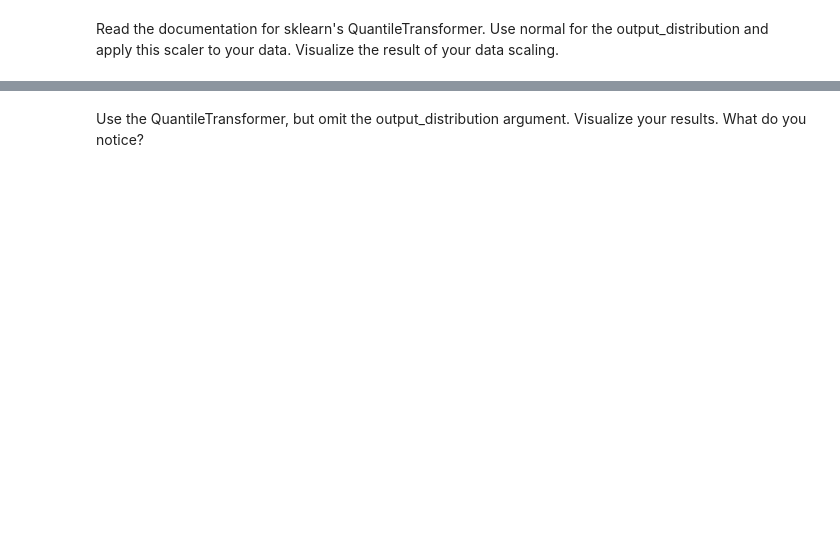
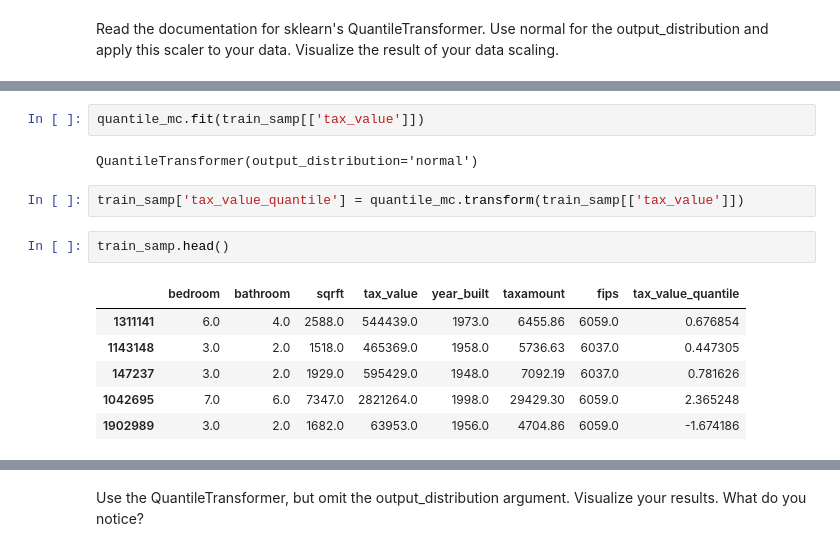
Before and after one commit to Bartholomew-Taylor/logistic_regression, a Jupyter notebook: Regression_scaling_exercise_mine.ipynb, the cells around one changed output, grey strips where cells are left out. Cells and saved outputs as stored; diff of their text form; blank space fills up the shorter version.

```diff
--- a/Regression_scaling_exercise_mine.ipynb
+++ b/Regression_scaling_exercise_mine.ipynb
@@ -129,0 +162,15 @@ Read the documentation for sklearn's QuantileTransformer. Use normal for the out
+# %%
+quantile_mc.fit(train_samp[['tax_value']])
+# %% [output]
+QuantileTransformer(output_distribution='normal')
+# %%
+train_samp['tax_value_quantile'] = quantile_mc.transform(train_samp[['tax_value']])
+# %%
+train_samp.head()
+# %% [output]
+|  | bedroom | bathroom | sqrft | tax_value | year_built | taxamount | fips | tax_value_quantile |
+| 1311141 | 6.0 | 4.0 | 2588.0 | 544439.0 | 1973.0 | 6455.86 | 6059.0 | 0.676854 |
+| 1143148 | 3.0 | 2.0 | 1518.0 | 465369.0 | 1958.0 | 5736.63 | 6037.0 | 0.447305 |
+| 147237 | 3.0 | 2.0 | 1929.0 | 595429.0 | 1948.0 | 7092.19 | 6037.0 | 0.781626 |
+| 1042695 | 7.0 | 6.0 | 7347.0 | 2821264.0 | 1998.0 | 29429.30 | 6059.0 | 2.365248 |
+| 1902989 | 3.0 | 2.0 | 1682.0 | 63953.0 | 1956.0 | 4704.86 | 6059.0 | -1.674186 |
```
Also changed, not shown: parts of 14 cells of this notebook.
